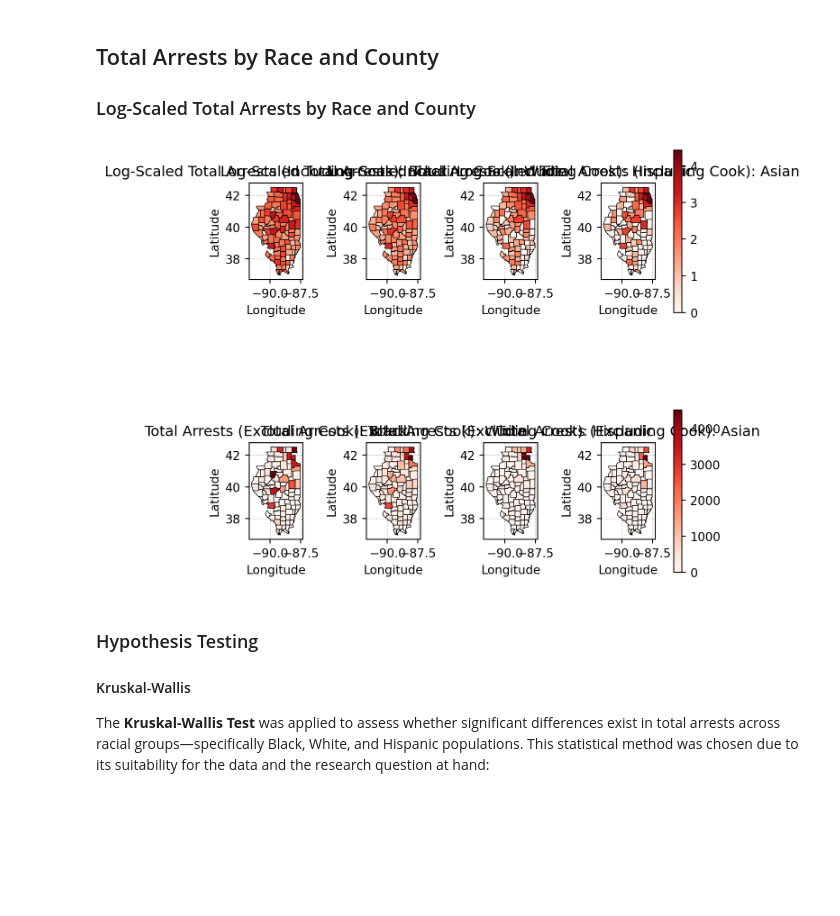
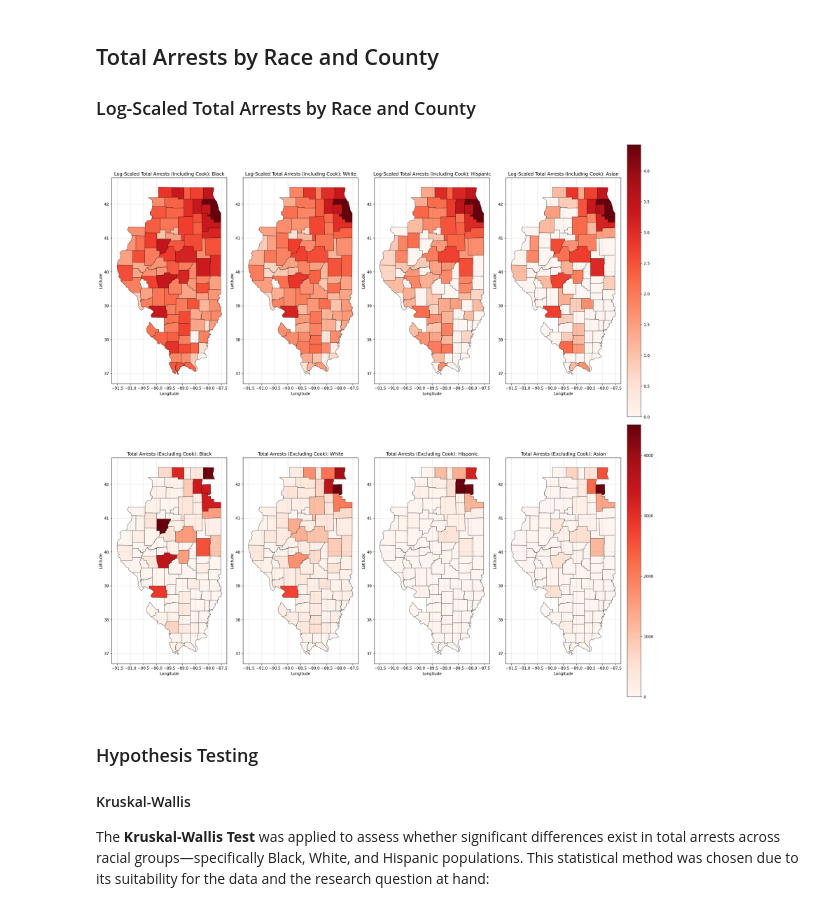
Before and after one commit to courtneyrgreen/chicago-misconduct-analysis, a Jupyter notebook: technical-details/eda/main.ipynb, the cells around one changed output. Saved outputs shown, nothing was run; the diff lists cells and outputs as text; code cells hidden in the pictures; blank space fills up the shorter version.

```diff
--- a/technical-details/eda/main.ipynb
+++ b/technical-details/eda/main.ipynb
@@ -977,7 +975,7 @@ races_to_plot = ["Black", "White", "Hispanic", "Asian"]
 
 # Create subplots
 fig, axes = plt.subplots(
-    2, len(races_to_plot), figsize=(6, 6), constrained_layout=True
+    2, len(races_to_plot), figsize=(20, 20), constrained_layout=True
 )
 
 # Plot each race's data (including Cook County with log scale) on the first row
@@ -1002,34 +1000,34 @@ for i, race in enumerate(races_to_plot):
     axes[0, i].set_xlabel("Longitude")
     axes[0, i].set_ylabel("Latitude")
     axes[0, i].grid(color="gray", linestyle="--", linewidth=0.5, alpha=0.5)
 
 # Plot each race's data (excluding Cook County with linear scale) on the second row
 for i, race in enumerate(races_to_plot):
     race_data = merged_data_excluding_cook[merged_data_excluding_cook["race"] == race]
 
     # Ensure data is not empty
     if race_data.empty:
         print(f"No data available for the selected race: {race}")
         continue
 
     # Plot the gradient map for the current race
     race_data.plot(
         column="total_arrests",  # Use linear scale for excluding Cook
         cmap="Reds",
         linewidth=0.5,
         edgecolor="black",
         ax=axes[1, i],
         legend=(i == len(races_to_plot) - 1),  # Show legend only on the last subplot
     )
     axes[1, i].set_title(f"Total Arrests (Excluding Cook): {race}")
     axes[1, i].set_xlabel("Longitude")
     axes[1, i].set_ylabel("Latitude")
     axes[1, i].grid(color="gray", linestyle="--", linewidth=0.5, alpha=0.5)
 
 # Show the plot
 plt.show()
 # %% [output]
-[figure, old version]
+[figure, new version]
 # %% [markdown]
 ### Hypothesis Testing
 
```
Also changed, not shown: parts of 7 cells of this notebook, 6 other files.
